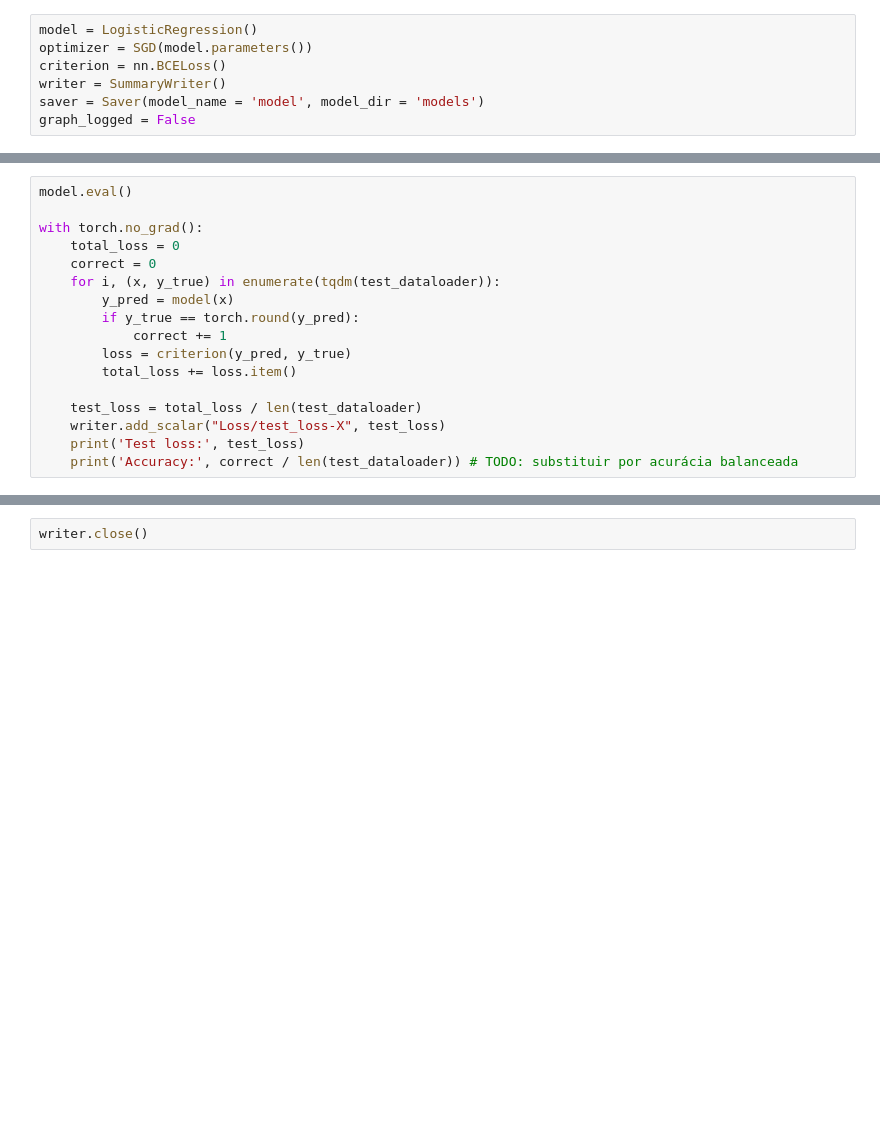
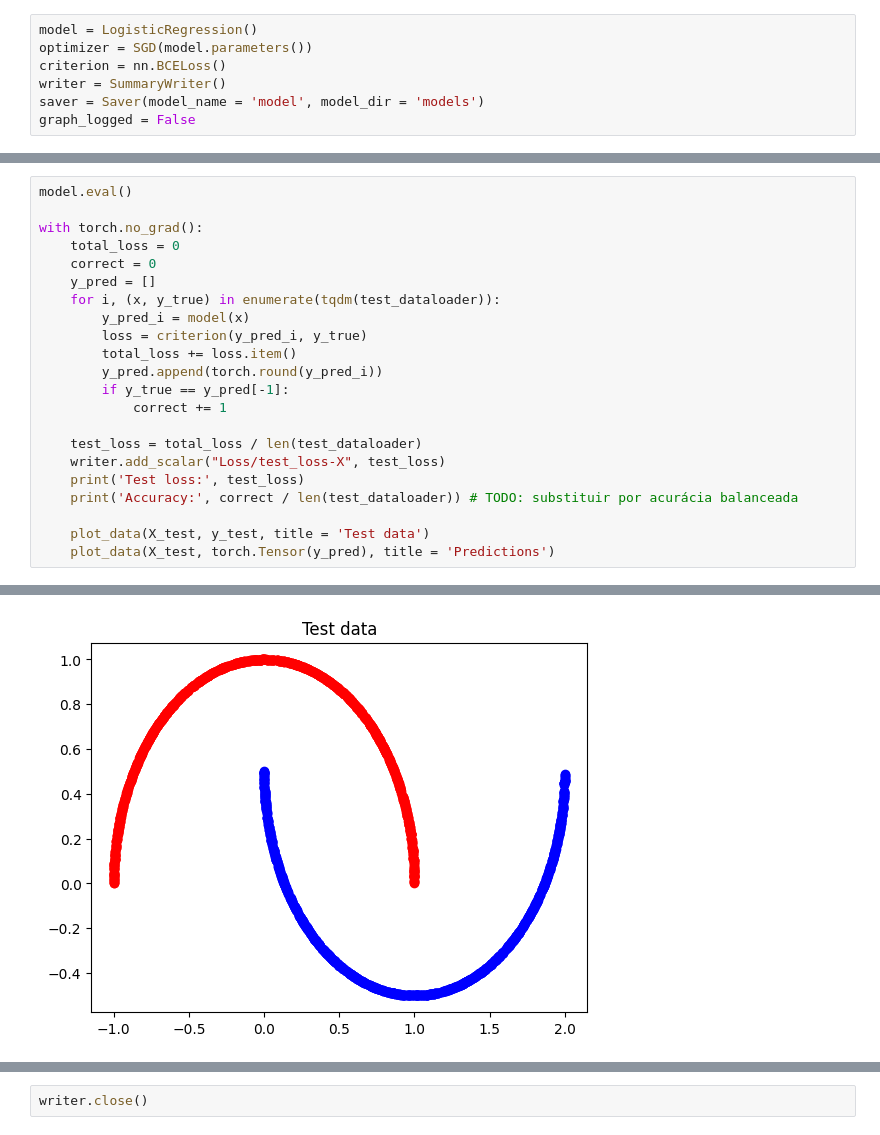
Before and after one commit to Jpvmello/tensorflow-exercises-in-pytorch, a Jupyter notebook: cap9_introduction/ex12_logit.ipynb, the cells around one changed output, grey strips where cells are left out. Drawn from its saved outputs; the diff is of its cells as text; blank space fills up the shorter version.

```diff
--- a/cap9_introduction/ex12_logit.ipynb
+++ b/cap9_introduction/ex12_logit.ipynb
@@ -136,15 +165,20 @@ model.eval()
 with torch.no_grad():
     total_loss = 0
     correct = 0
+    y_pred = []
     for i, (x, y_true) in enumerate(tqdm(test_dataloader)):
-        y_pred = model(x)
-        if y_true == torch.round(y_pred):
+        y_pred_i = model(x)
+        loss = criterion(y_pred_i, y_true)
+        total_loss += loss.item()
+        y_pred.append(torch.round(y_pred_i))
+        if y_true == y_pred[-1]:
             correct += 1
-        loss = criterion(y_pred, y_true)
-        total_loss += loss.item()
 
     test_loss = total_loss / len(test_dataloader)
     writer.add_scalar("Loss/test_loss-X", test_loss)
     print('Test loss:', test_loss)
     print('Accuracy:', correct / len(test_dataloader)) # TODO: substituir por acurácia balanceada
+
+    plot_data(X_test, y_test, title = 'Test data')
+    plot_data(X_test, torch.Tensor(y_pred), title = 'Predictions')
 # %% [output]
@@ -152,0 +187 @@ Accuracy: 0.877
+[figure, added]
```
Also changed, not shown: parts of 11 cells of this notebook, 1 other file.
